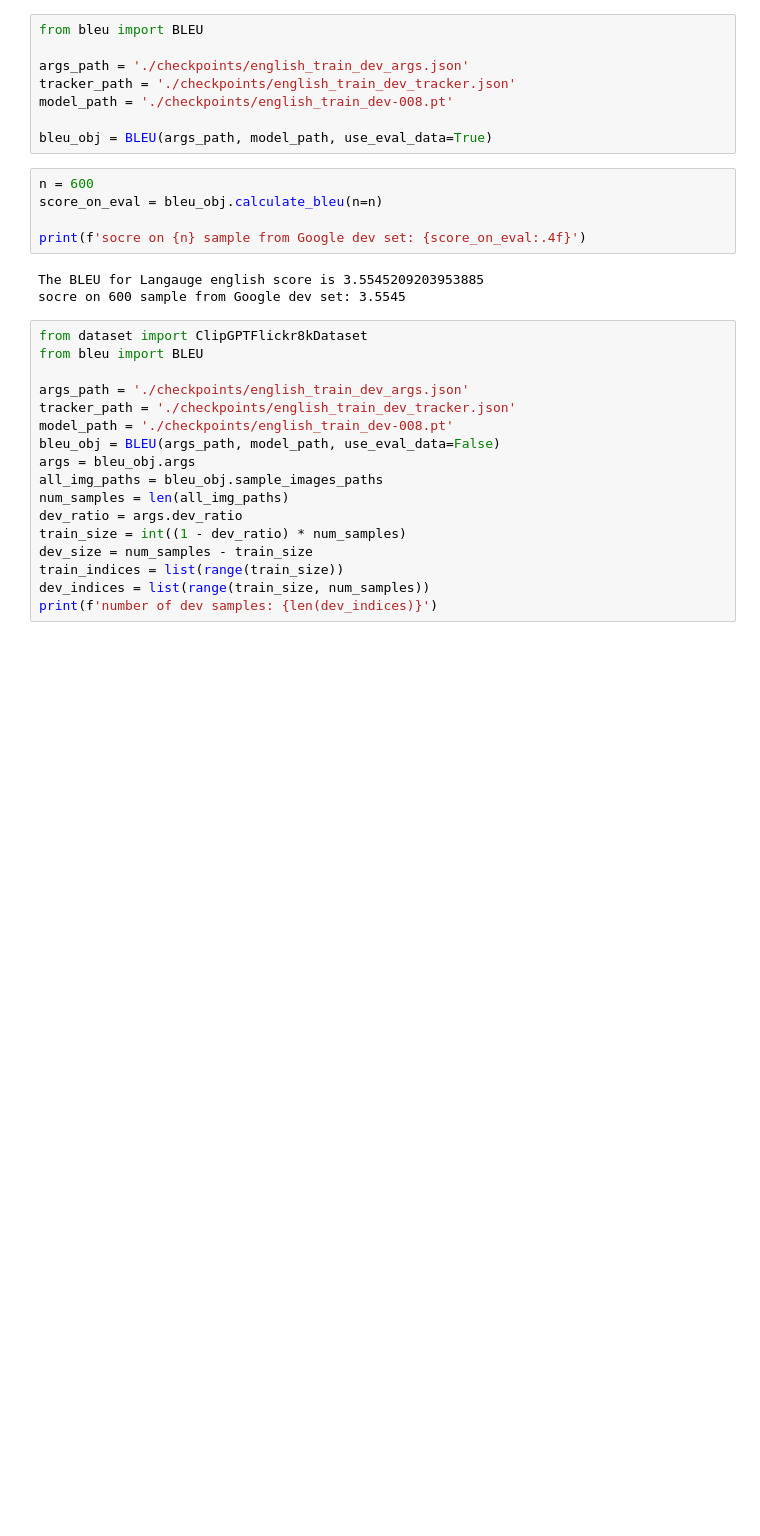
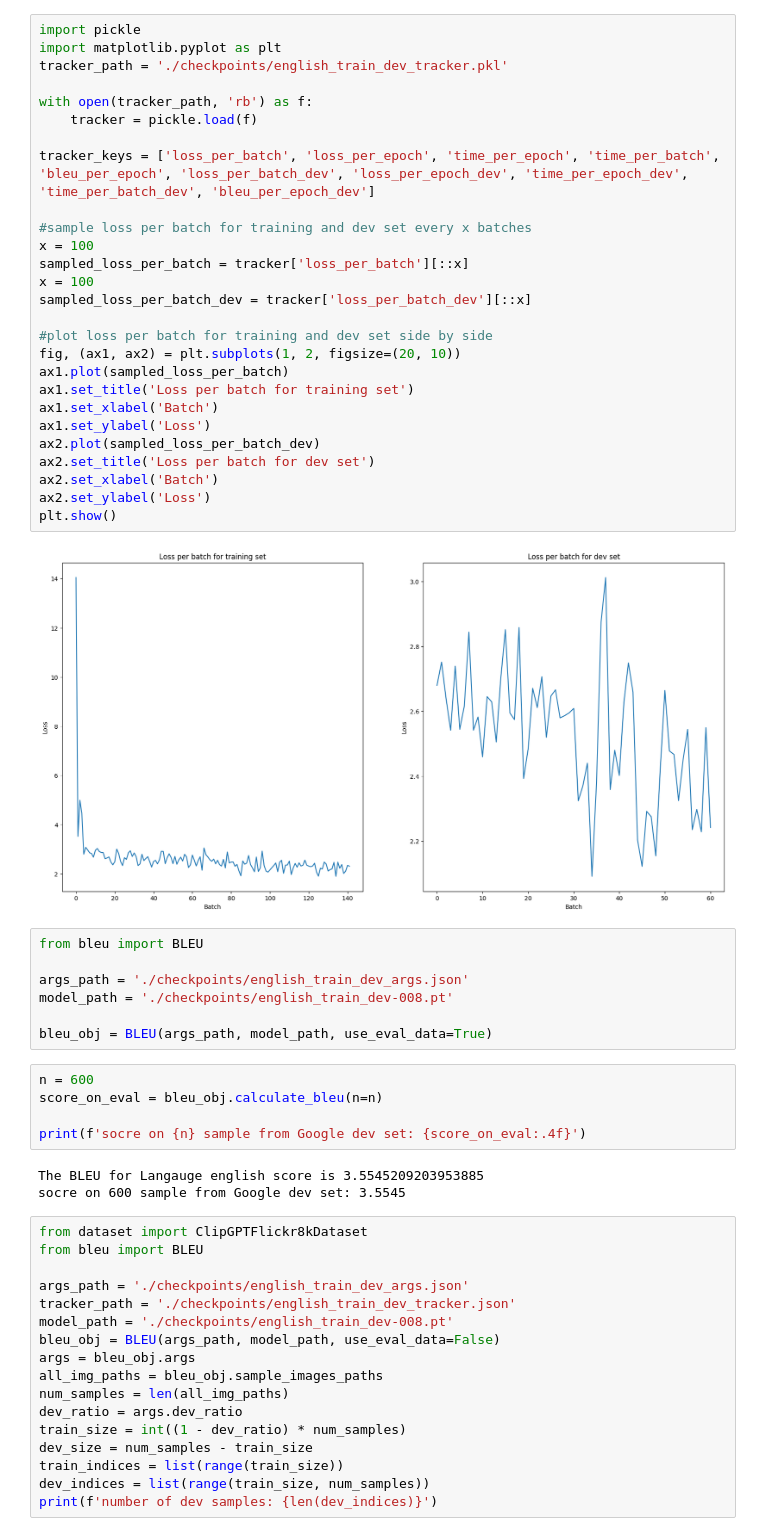
Before and after one commit to ammarnasr/Multi-Lingual-Image-Captioning, a Jupyter notebook: playground.ipynb, the cells around one changed output. Cells and saved outputs as stored; diff of their text form; blank space fills up the shorter version.

```diff
--- a/playground.ipynb
+++ b/playground.ipynb
@@ -1,8 +1,36 @@
+# %%
+import pickle
+import matplotlib.pyplot as plt
+tracker_path = './checkpoints/english_train_dev_tracker.pkl'
+
+with open(tracker_path, 'rb') as f:
+    tracker = pickle.load(f)
+
+tracker_keys = ['loss_per_batch', 'loss_per_epoch', 'time_per_epoch', 'time_per_batch', 'bleu_per_epoch', 'loss_per_batch_dev', 'loss_per_epoch_dev', 'time_per_epoch_dev', 'time_per_batch_dev', 'bleu_per_epoch_dev']
+
+#sample loss per batch for training and dev set every x batches
+x = 100
+sampled_loss_per_batch = tracker['loss_per_batch'][::x]
+x = 100
+sampled_loss_per_batch_dev = tracker['loss_per_batch_dev'][::x]
+
+#plot loss per batch for training and dev set side by side
+fig, (ax1, ax2) = plt.subplots(1, 2, figsize=(20, 10))
+ax1.plot(sampled_loss_per_batch)
+ax1.set_title('Loss per batch for training set')
+ax1.set_xlabel('Batch')
+ax1.set_ylabel('Loss')
+ax2.plot(sampled_loss_per_batch_dev)
+ax2.set_title('Loss per batch for dev set')
+ax2.set_xlabel('Batch')
+ax2.set_ylabel('Loss')
+plt.show()
+# %% [output]
+[figure, added]
 # %%
 from bleu import BLEU
 
 args_path = './checkpoints/english_train_dev_args.json'
-tracker_path = './checkpoints/english_train_dev_tracker.json'
 model_path = './checkpoints/english_train_dev-008.pt'
 
 bleu_obj = BLEU(args_path, model_path, use_eval_data=True)
```
